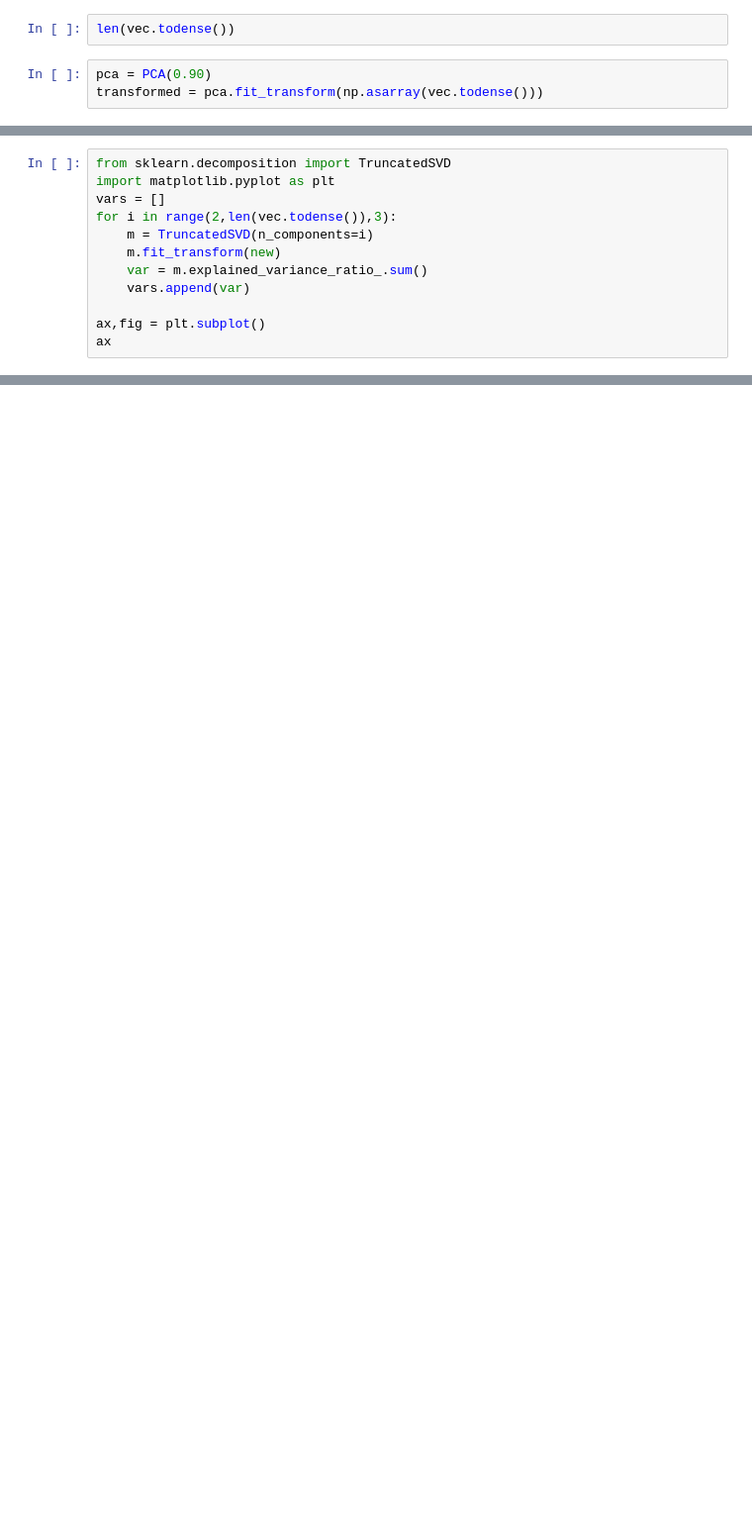
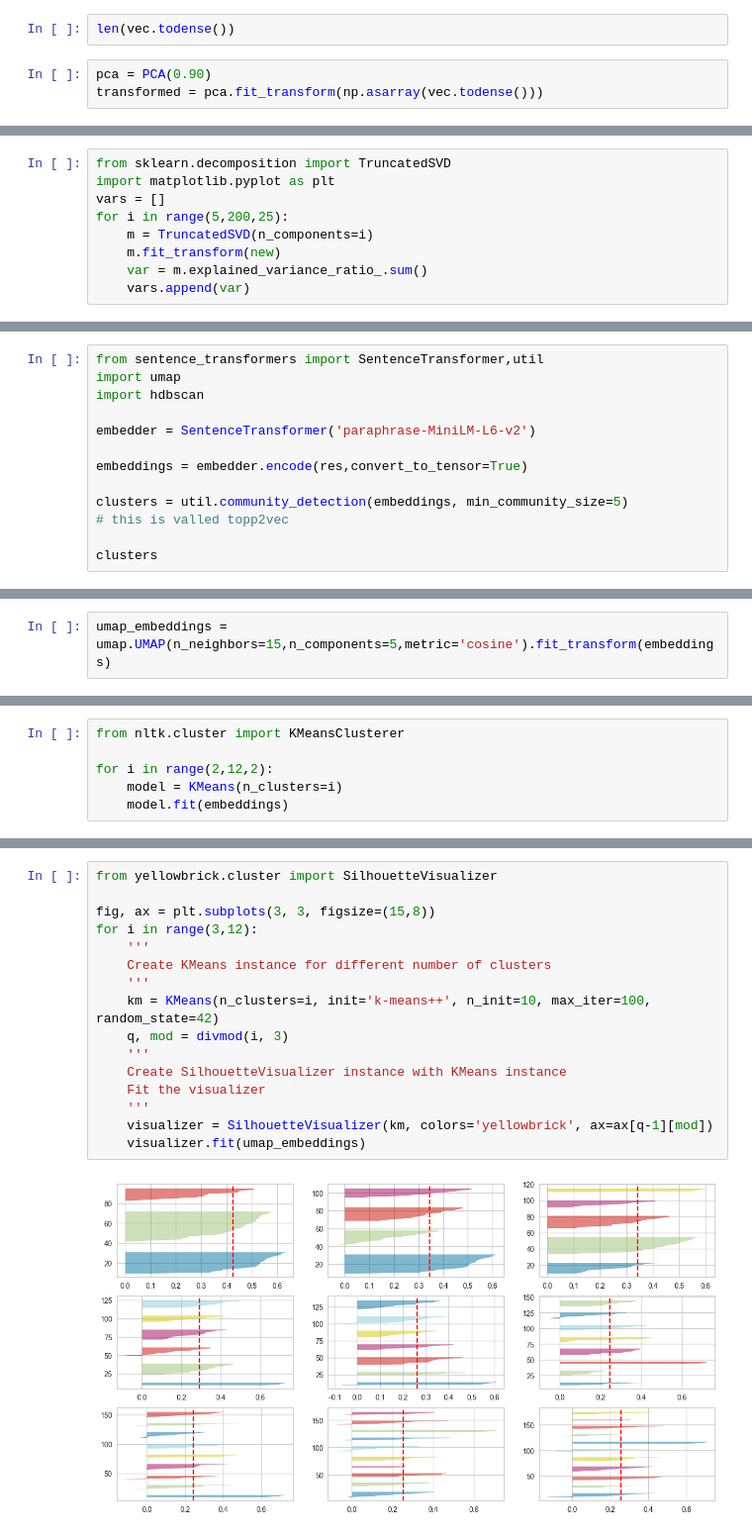
Before and after one commit to willb0/reddit_post_analyzer, a Jupyter notebook: utils/modeling.ipynb, the cells around one changed output, grey strips where cells are left out. Shown at 99% size. Cells and saved outputs as stored; diff of their text form; blank space fills up the shorter version.

```diff
--- a/utils/modeling.ipynb
+++ b/utils/modeling.ipynb
@@ -28,11 +29,8 @@ new = np.asarray(vec.todense())
 from sklearn.decomposition import TruncatedSVD
 import matplotlib.pyplot as plt
 vars = []
-for i in range(2,len(vec.todense()),3):
+for i in range(5,200,25):
     m = TruncatedSVD(n_components=i)
     m.fit_transform(new)
     var = m.explained_variance_ratio_.sum()
     vars.append(var)
-
-ax,fig = plt.subplot()
-ax
@@ -38,0 +58,13 @@ ax
+# %%
+from sentence_transformers import SentenceTransformer,util
+import umap
+import hdbscan
+
+embedder = SentenceTransformer('paraphrase-MiniLM-L6-v2')
+
+embeddings = embedder.encode(res,convert_to_tensor=True)
+
+clusters = util.community_detection(embeddings, min_community_size=5)
+# this is valled topp2vec
+
+clusters
@@ -38,0 +73,2 @@ ax
+# %%
+umap_embeddings = umap.UMAP(n_neighbors=15,n_components=5,metric='cosine').fit_transform(embeddings)
@@ -38,0 +84,6 @@ ax
+# %%
+from nltk.cluster import KMeansClusterer
+
+for i in range(2,12,2):
+    model = KMeans(n_clusters=i)
+    model.fit(embeddings)
@@ -38,0 +94,18 @@ ax
+# %%
+from yellowbrick.cluster import SilhouetteVisualizer
+
+fig, ax = plt.subplots(3, 3, figsize=(15,8))
+for i in range(3,12):
+    '''
+    Create KMeans instance for different number of clusters
+    '''
+    km = KMeans(n_clusters=i, init='k-means++', n_init=10, max_iter=100, random_state=42)
+    q, mod = divmod(i, 3)
+    '''
+    Create SilhouetteVisualizer instance with KMeans instance
+    Fit the visualizer
+    '''
+    visualizer = SilhouetteVisualizer(km, colors='yellowbrick', ax=ax[q-1][mod])
+    visualizer.fit(umap_embeddings)
+# %% [output]
+[figure, added]
```
Also changed, not shown: parts of 43 cells of this notebook, 46 other files.
